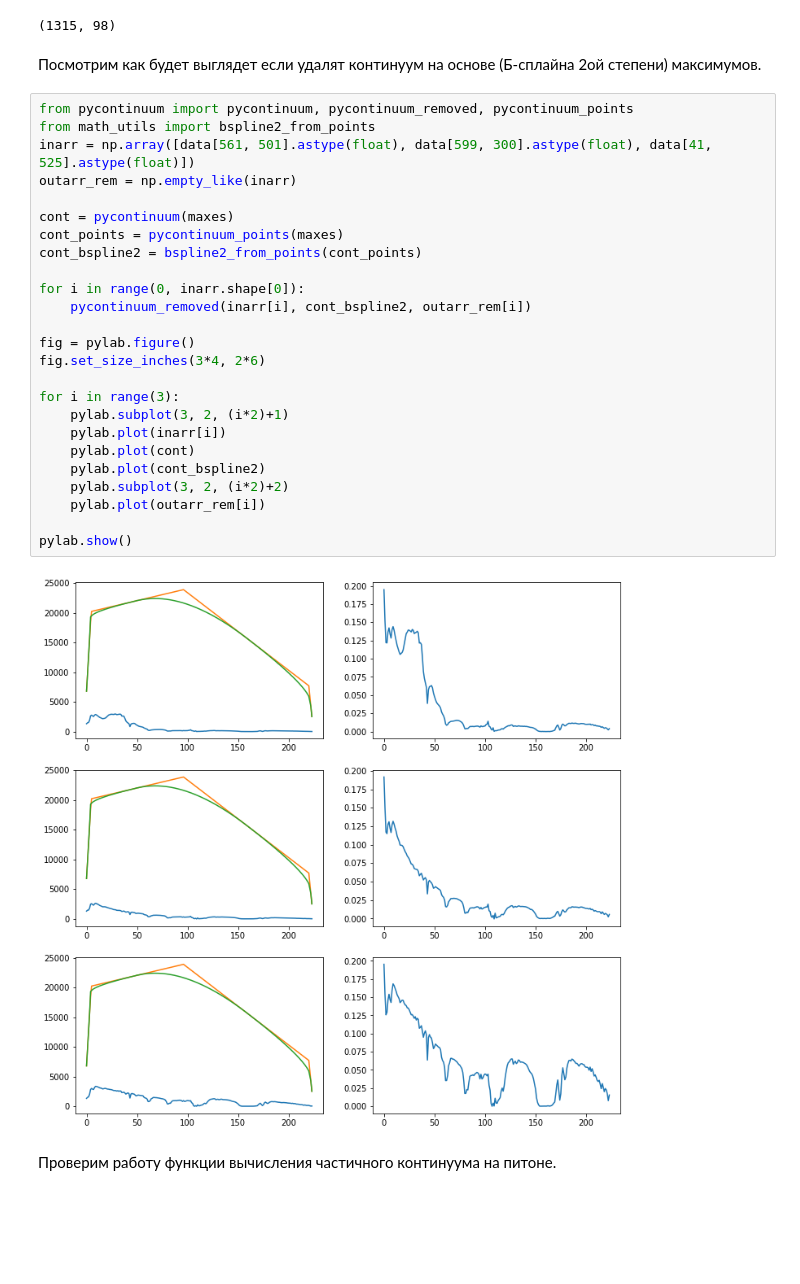
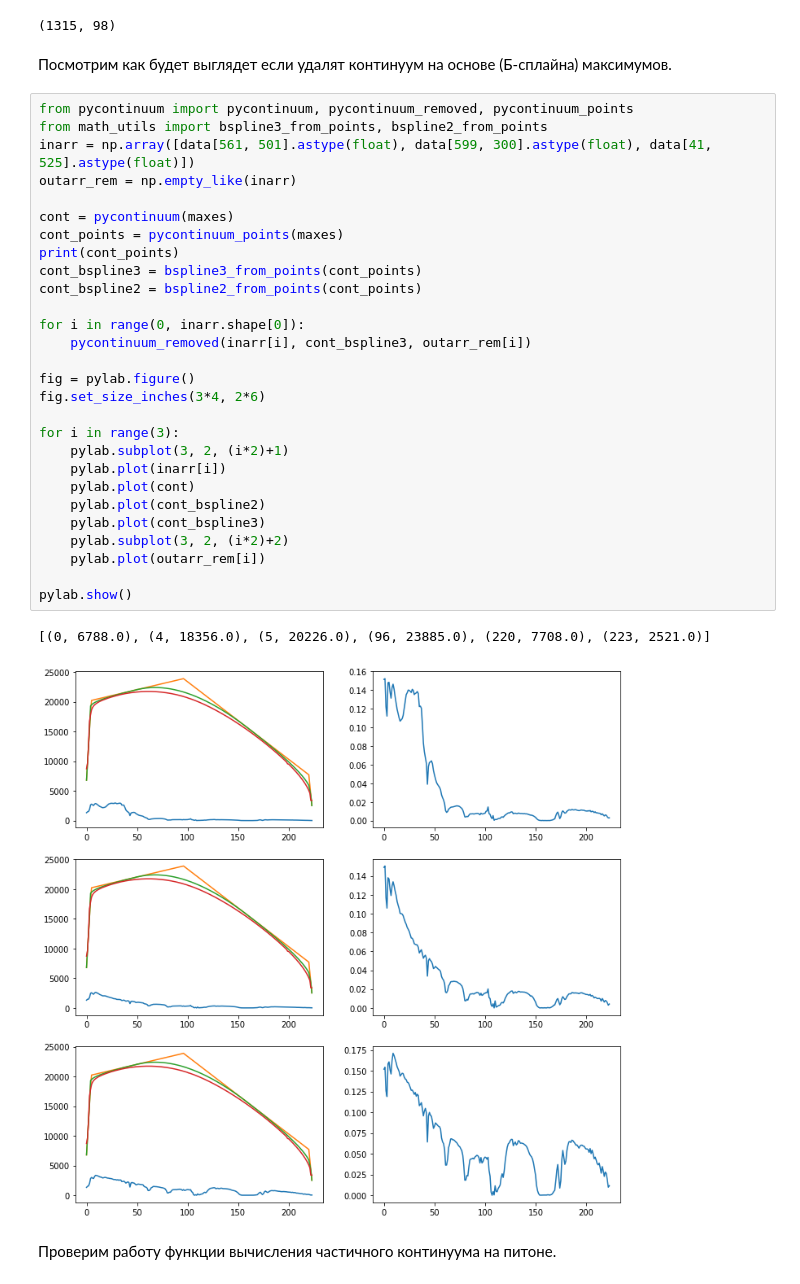
Before and after one commit to kormang/hyperspectralplayground, a Jupyter notebook: hyperspectral.ipynb, the cells around one changed output. Drawn from its saved outputs; the diff is of its cells as text; blank space fills up the shorter version.

Commit message:
Add 3rd degree BSpline

```diff
--- a/hyperspectral.ipynb
+++ b/hyperspectral.ipynb
@@ -196,34 +196,38 @@ print(coords)
 # %% [output]
 (1315, 98)
 # %% [markdown]
-Посмотрим как будет выглядет если удалят континуум на основе (Б-сплайна 2oй степени) максимумов.
+Посмотрим как будет выглядет если удалят континуум на основе (Б-сплайна) максимумов.
 # %%
 from pycontinuum import pycontinuum, pycontinuum_removed, pycontinuum_points
-from math_utils import bspline2_from_points
+from math_utils import bspline3_from_points, bspline2_from_points
 inarr = np.array([data[561, 501].astype(float), data[599, 300].astype(float), data[41, 525].astype(float)])
 outarr_rem = np.empty_like(inarr)
 
 cont = pycontinuum(maxes)
 cont_points = pycontinuum_points(maxes)
+print(cont_points)
+cont_bspline3 = bspline3_from_points(cont_points)
 cont_bspline2 = bspline2_from_points(cont_points)
 
 for i in range(0, inarr.shape[0]):
-    pycontinuum_removed(inarr[i], cont_bspline2, outarr_rem[i])
+    pycontinuum_removed(inarr[i], cont_bspline3, outarr_rem[i])
 
 fig = pylab.figure()
 fig.set_size_inches(3*4, 2*6)
 
 for i in range(3):
     pylab.subplot(3, 2, (i*2)+1)
     pylab.plot(inarr[i])
     pylab.plot(cont)
     pylab.plot(cont_bspline2)
+    pylab.plot(cont_bspline3)
     pylab.subplot(3, 2, (i*2)+2)
     pylab.plot(outarr_rem[i])
 
 pylab.show()
 # %% [output]
+[(0, 6788.0), (4, 18356.0), (5, 20226.0), (96, 23885.0), (220, 7708.0), (223, 2521.0)]
-[figure, old version]
+[figure, new version]
 # %% [markdown]
 Проверим работу функции вычисления частичного континуума на питоне.
 # %%
```
Also changed, not shown: 1 other file.
